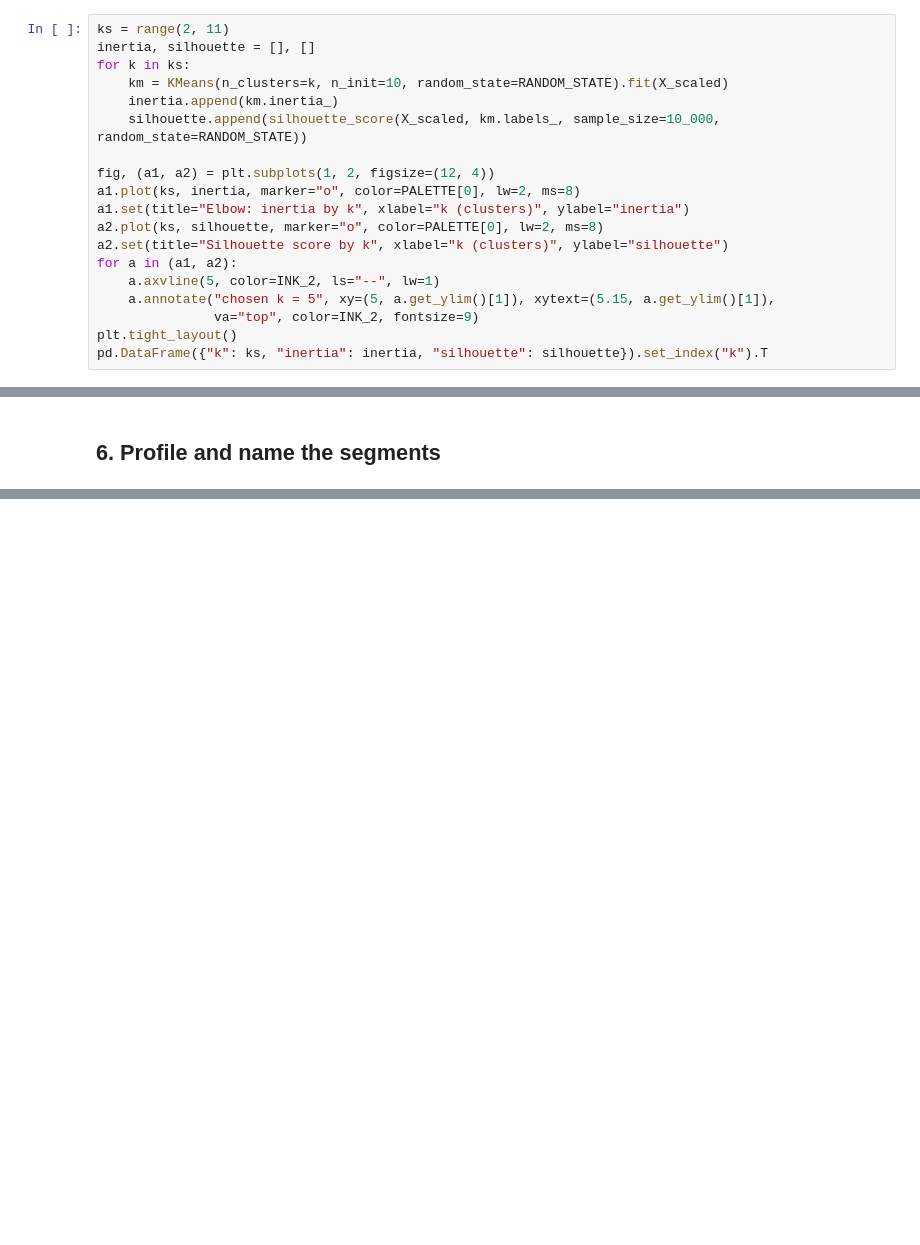
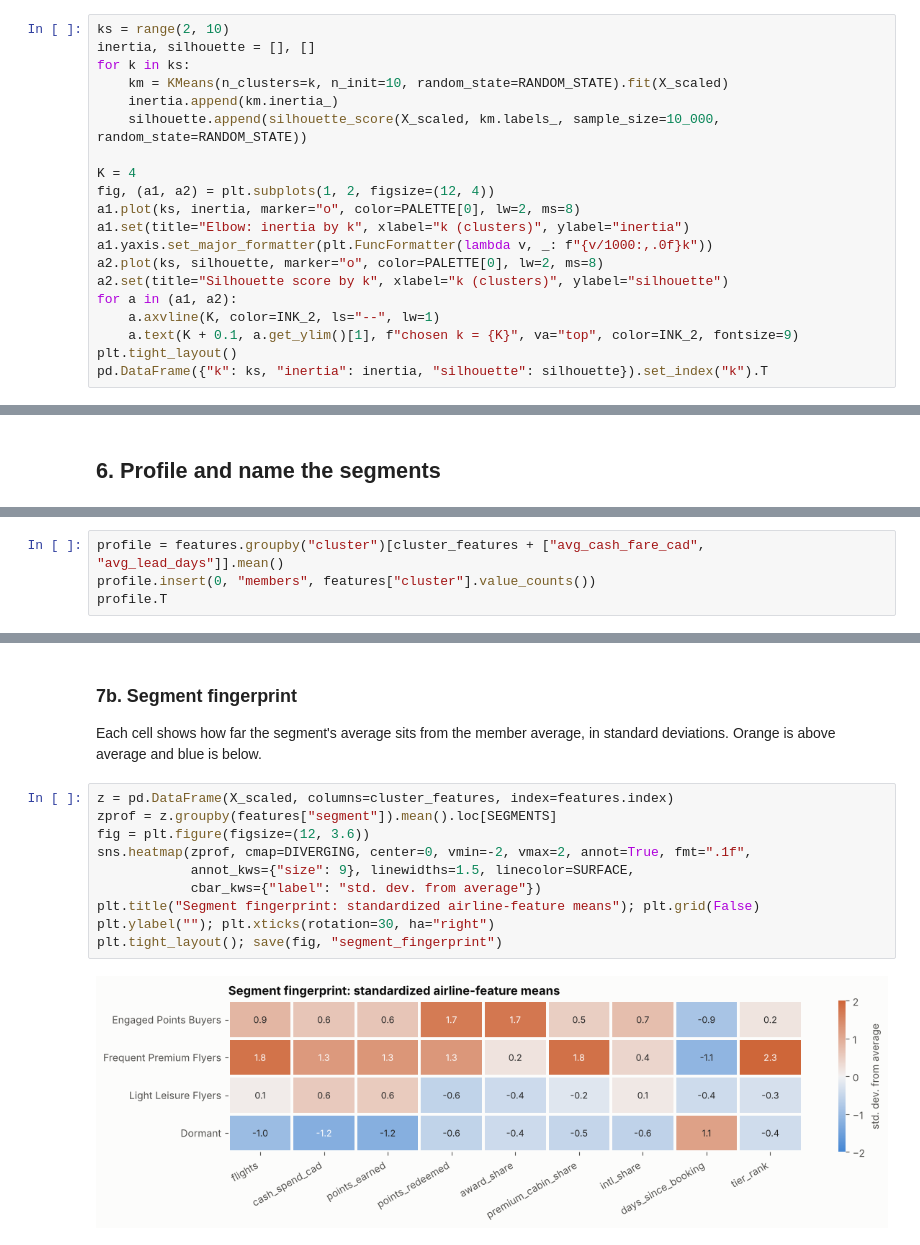
Before and after one commit to wongjulianne/data_projects, a Jupyter notebook: Loyalty_Member_Segmentation/Member_Segmentation.ipynb, the cells around one changed output, grey strips where cells are left out. Cells and saved outputs as stored; diff of their text form; blank space fills up the shorter version.

```diff
--- a/Loyalty_Member_Segmentation/Member_Segmentation.ipynb
+++ b/Loyalty_Member_Segmentation/Member_Segmentation.ipynb
@@ -261,20 +252,21 @@ The pick also has to be **actionable**. Marketing can run 4 to 6 personas; it ca
 # %%
-ks = range(2, 11)
+ks = range(2, 10)
 inertia, silhouette = [], []
 for k in ks:
     km = KMeans(n_clusters=k, n_init=10, random_state=RANDOM_STATE).fit(X_scaled)
     inertia.append(km.inertia_)
     silhouette.append(silhouette_score(X_scaled, km.labels_, sample_size=10_000, random_state=RANDOM_STATE))
 
+K = 4
 fig, (a1, a2) = plt.subplots(1, 2, figsize=(12, 4))
 a1.plot(ks, inertia, marker="o", color=PALETTE[0], lw=2, ms=8)
 a1.set(title="Elbow: inertia by k", xlabel="k (clusters)", ylabel="inertia")
+a1.yaxis.set_major_formatter(plt.FuncFormatter(lambda v, _: f"{v/1000:,.0f}k"))
 a2.plot(ks, silhouette, marker="o", color=PALETTE[0], lw=2, ms=8)
 a2.set(title="Silhouette score by k", xlabel="k (clusters)", ylabel="silhouette")
 for a in (a1, a2):
-    a.axvline(5, color=INK_2, ls="--", lw=1)
-    a.annotate("chosen k = 5", xy=(5, a.get_ylim()[1]), xytext=(5.15, a.get_ylim()[1]),
-               va="top", color=INK_2, fontsize=9)
+    a.axvline(K, color=INK_2, ls="--", lw=1)
+    a.text(K + 0.1, a.get_ylim()[1], f"chosen k = {K}", va="top", color=INK_2, fontsize=9)
 plt.tight_layout()
 pd.DataFrame({"k": ks, "inertia": inertia, "silhouette": silhouette}).set_index("k").T
 # %% [output]
@@ -646,0 +292,4 @@ target_list.groupby("propensity_tier", observed=True).agg(
+# %%
+profile = features.groupby("cluster")[cluster_features + ["avg_cash_fare_cad", "avg_lead_days"]].mean()
+profile.insert(0, "members", features["cluster"].value_counts())
+profile.T
@@ -646,0 +377,15 @@ target_list.groupby("propensity_tier", observed=True).agg(
+# %% [markdown]
+### 7b. Segment fingerprint
+Each cell shows how far the segment's average sits from the member average, in standard deviations. Orange is above average and blue is below.
+# %%
+z = pd.DataFrame(X_scaled, columns=cluster_features, index=features.index)
+zprof = z.groupby(features["segment"]).mean().loc[SEGMENTS]
+fig = plt.figure(figsize=(12, 3.6))
+sns.heatmap(zprof, cmap=DIVERGING, center=0, vmin=-2, vmax=2, annot=True, fmt=".1f",
+            annot_kws={"size": 9}, linewidths=1.5, linecolor=SURFACE,
+            cbar_kws={"label": "std. dev. from average"})
+plt.title("Segment fingerprint: standardized airline-feature means"); plt.grid(False)
+plt.ylabel(""); plt.xticks(rotation=30, ha="right")
+plt.tight_layout(); save(fig, "segment_fingerprint")
+# %% [output]
+[figure, added]
```
Also changed, not shown: parts of 68 cells of this notebook, 14 other files.
